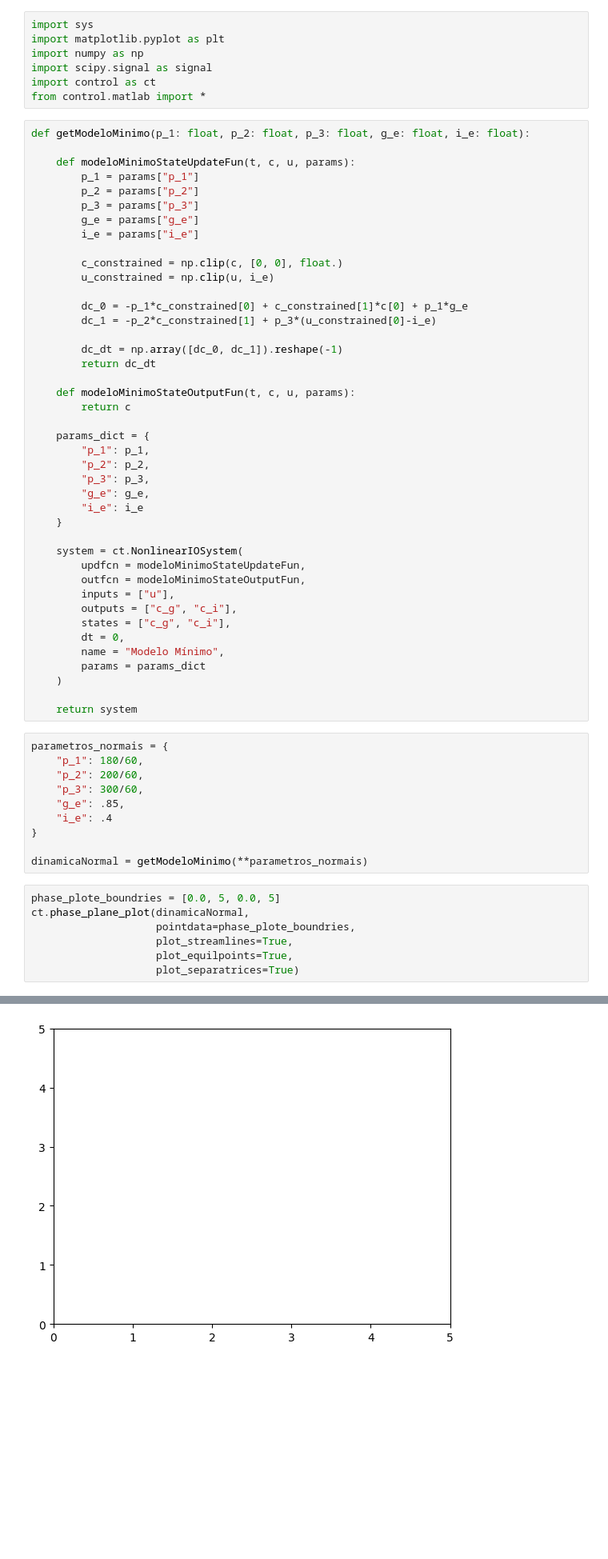
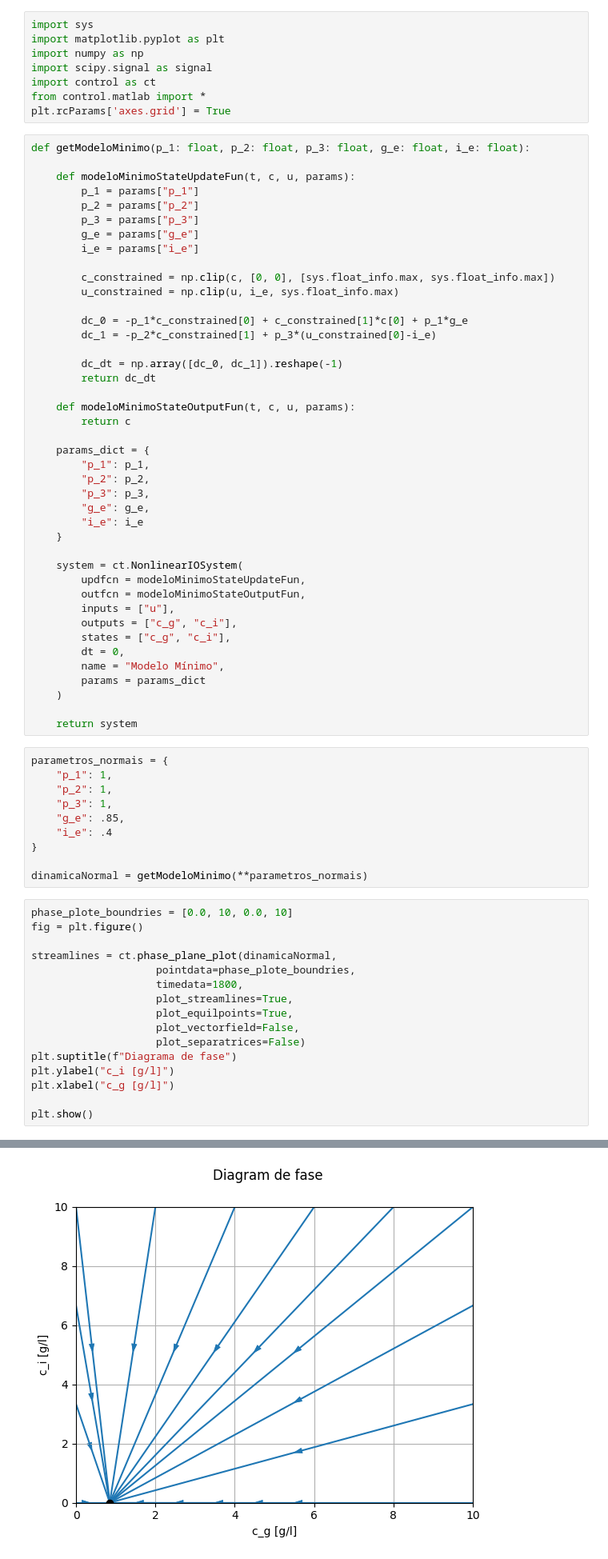
Before and after one commit to mtsz-thiago/TrabalhoDeModelagem, a Jupyter notebook: simulações.ipynb, the cells around one changed output, grey strips where cells are left out. Shown at 80% size. Drawn from its saved outputs; the diff is of its cells as text; blank space fills up the shorter version.

Commit message:
gráficos com legenda em português

```diff
--- a/simulações.ipynb
+++ b/simulações.ipynb
@@ -5,6 +5,7 @@ import numpy as np
 import scipy.signal as signal
 import control as ct
 from control.matlab import *
+plt.rcParams['axes.grid'] = True
 # %%
 def getModeloMinimo(p_1: float, p_2: float, p_3: float, g_e: float, i_e: float):
 
@@ -15,8 +16,8 @@ def getModeloMinimo(p_1: float, p_2: float, p_3: float, g_e: float, i_e: float):
         g_e = params["g_e"]
         i_e = params["i_e"]
 
-        c_constrained = np.clip(c, [0, 0], float.)
-        u_constrained = np.clip(u, i_e)
+        c_constrained = np.clip(c, [0, 0], [sys.float_info.max, sys.float_info.max])
+        u_constrained = np.clip(u, i_e, sys.float_info.max)
 
         dc_0 = -p_1*c_constrained[0] + c_constrained[1]*c[0] + p_1*g_e
         dc_1 = -p_2*c_constrained[1] + p_3*(u_constrained[0]-i_e)
@@ -49,19 +50,28 @@ def getModeloMinimo(p_1: float, p_2: float, p_3: float, g_e: float, i_e: float):
     return system
 # %%
 parametros_normais = {
-    "p_1": 180/60,
-    "p_2": 200/60,
-    "p_3": 300/60,
+    "p_1": 1,
+    "p_2": 1,
+    "p_3": 1,
     "g_e": .85,
     "i_e": .4
 }
 
 dinamicaNormal = getModeloMinimo(**parametros_normais)
 # %%
-phase_plote_boundries = [0.0, 5, 0.0, 5]
-ct.phase_plane_plot(dinamicaNormal,
+phase_plote_boundries = [0.0, 10, 0.0, 10]
+fig = plt.figure()
+
+streamlines = ct.phase_plane_plot(dinamicaNormal,
                     pointdata=phase_plote_boundries,
+                    timedata=1800,
                     plot_streamlines=True,
                     plot_equilpoints=True,
-                    plot_separatrices=True)
+                    plot_vectorfield=False,
+                    plot_separatrices=False)
+plt.suptitle(f"Diagrama de fase")
+plt.ylabel("c_i [g/l]")
+plt.xlabel("c_g [g/l]")
+
+plt.show()
 # %% [output]
@@ -69 +78 @@ TypeError: clip() missing 1 required positional argument: 'a_max'
-[figure, old version]
+[figure, new version]
```
Also changed, not shown: parts of 11 cells of this notebook.
